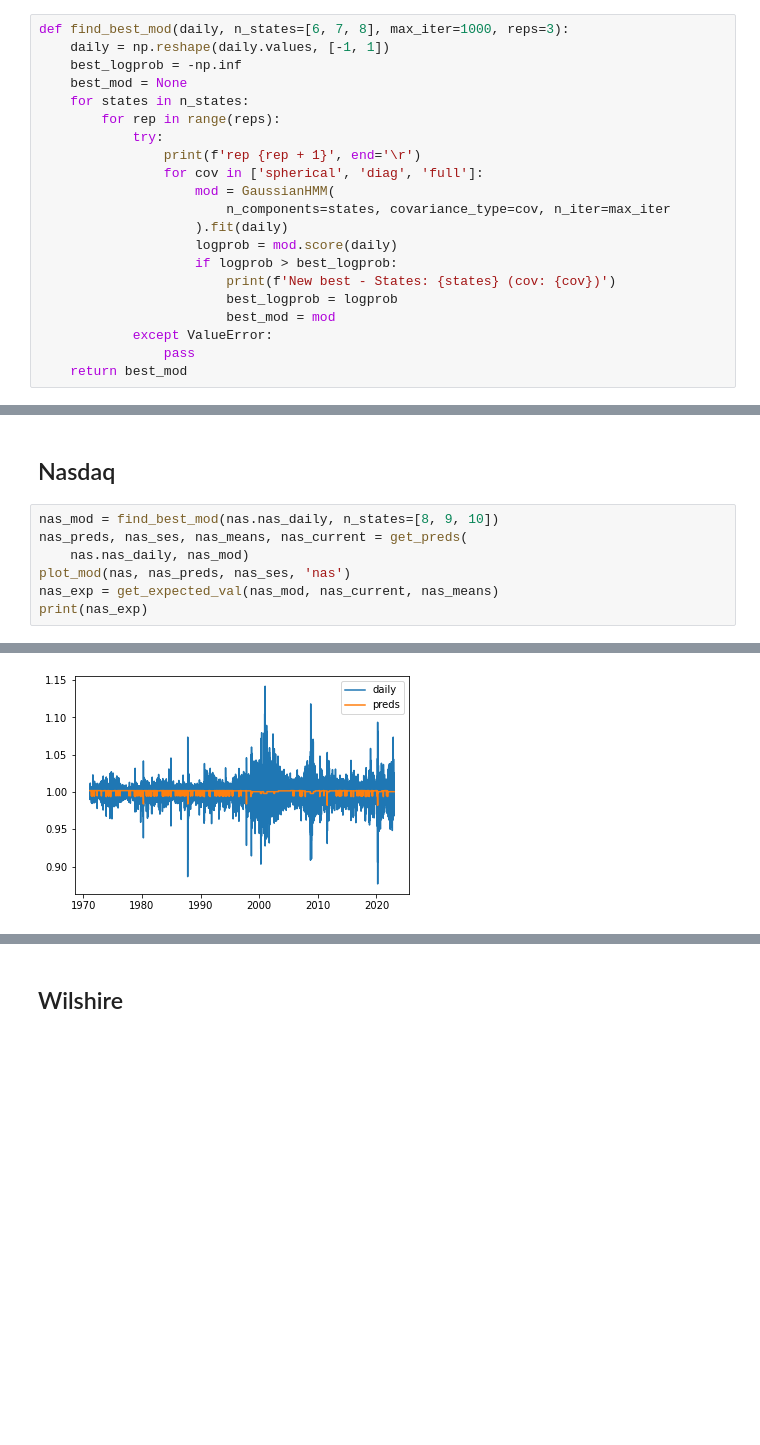
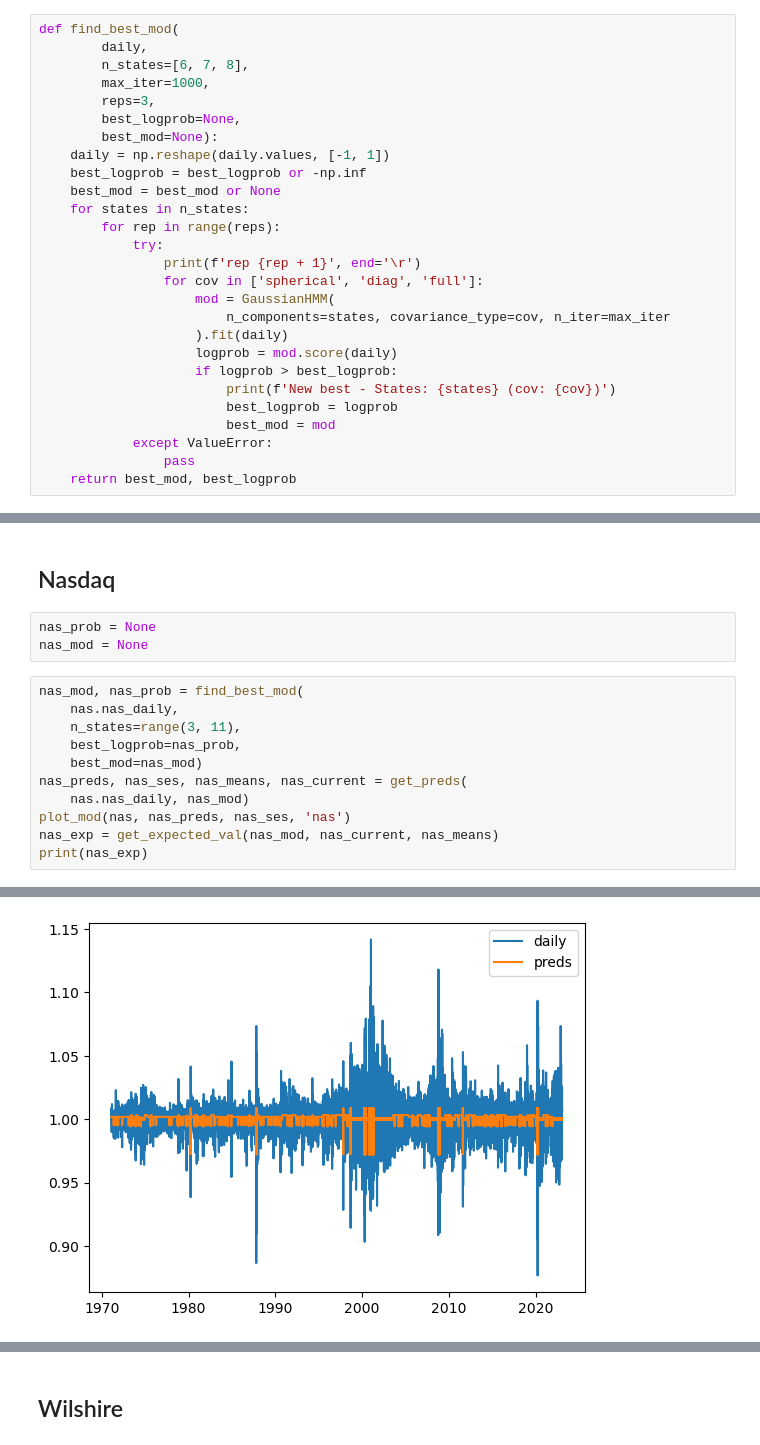
Before and after one commit to damiansp/marketModeling, a Jupyter notebook: notebooks/HMM.py.ipynb, the cells around one changed output, grey strips where cells are left out. Drawn from its saved outputs; the diff is of its cells as text; blank space fills up the shorter version.

```diff
--- a/notebooks/HMM.py.ipynb
+++ b/notebooks/HMM.py.ipynb
@@ -99,10 +101,16 @@ nas.head()
 | 1971-02-10 | 100.690002 | 0.999305 |
 | 1971-02-11 | 101.449997 | 1.007548 |
 # %%
-def find_best_mod(daily, n_states=[6, 7, 8], max_iter=1000, reps=3):
+def find_best_mod(
+        daily,
+        n_states=[6, 7, 8],
+        max_iter=1000,
+        reps=3,
+        best_logprob=None,
+        best_mod=None):
     daily = np.reshape(daily.values, [-1, 1])
-    best_logprob = -np.inf
-    best_mod = None
+    best_logprob = best_logprob or -np.inf
+    best_mod = best_mod or None
     for states in n_states:
         for rep in range(reps):
             try:
@@ -118,7 +126,7 @@ def find_best_mod(daily, n_states=[6, 7, 8], max_iter=1000, reps=3):
                         best_mod = mod
             except ValueError:
                 pass
-    return best_mod
+    return best_mod, best_logprob
 # %%
 def get_preds(daily, mod):
     daily = np.reshape(daily.values, [-1, 1])
@@ -195,7 +214,14 @@ New best - States: 7 (cov: spherical)
 # %% [markdown]
 ## Nasdaq
+# %%
+nas_prob = None
+nas_mod = None
 # %%
-nas_mod = find_best_mod(nas.nas_daily, n_states=[8, 9, 10])
+nas_mod, nas_prob = find_best_mod(
+    nas.nas_daily,
+    n_states=range(3, 11),
+    best_logprob=nas_prob,
+    best_mod=nas_mod)
 nas_preds, nas_ses, nas_means, nas_current = get_preds(
     nas.nas_daily, nas_mod)
 plot_mod(nas, nas_preds, nas_ses, 'nas')
@@ -217 +234 @@ rep 2
-[figure, old version]
+[figure, new version]
```
Also changed, not shown: parts of 35 cells of this notebook, 14 other files.
